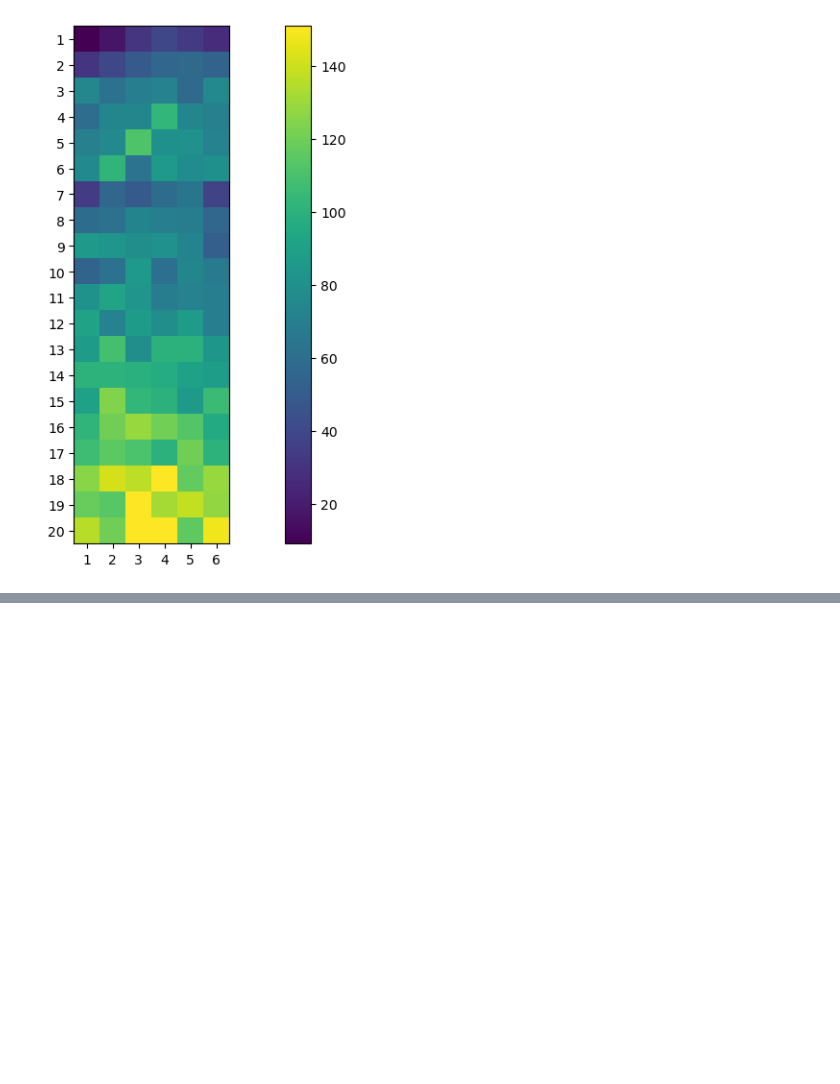
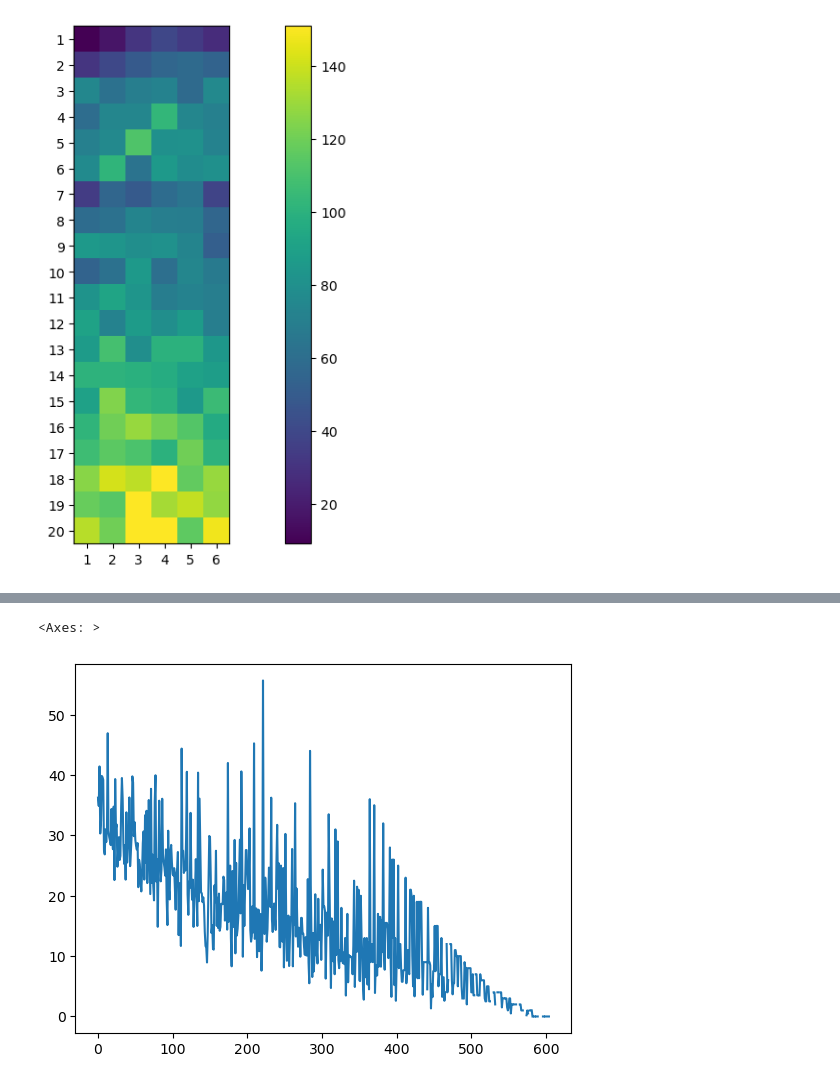
Before and after one commit to Basit6117/ML, a Jupyter notebook: advance_matplotlib.ipynb, the cells around one changed output, grey strips where cells are left out. Cells and saved outputs as stored; diff of their text form; code cells hidden in the pictures; blank space fills up the shorter version.

```diff
--- a/advance_matplotlib.ipynb
+++ b/advance_matplotlib.ipynb
@@ -372,0 +395,6 @@ plt.colorbar()
+# %%
+# on line
+batters['avg'].plot(kind='line')
+# %% [output]
+<Axes: >
+[figure, added]
```
Also changed, not shown: parts of 17 cells of this notebook, 1 other file.
